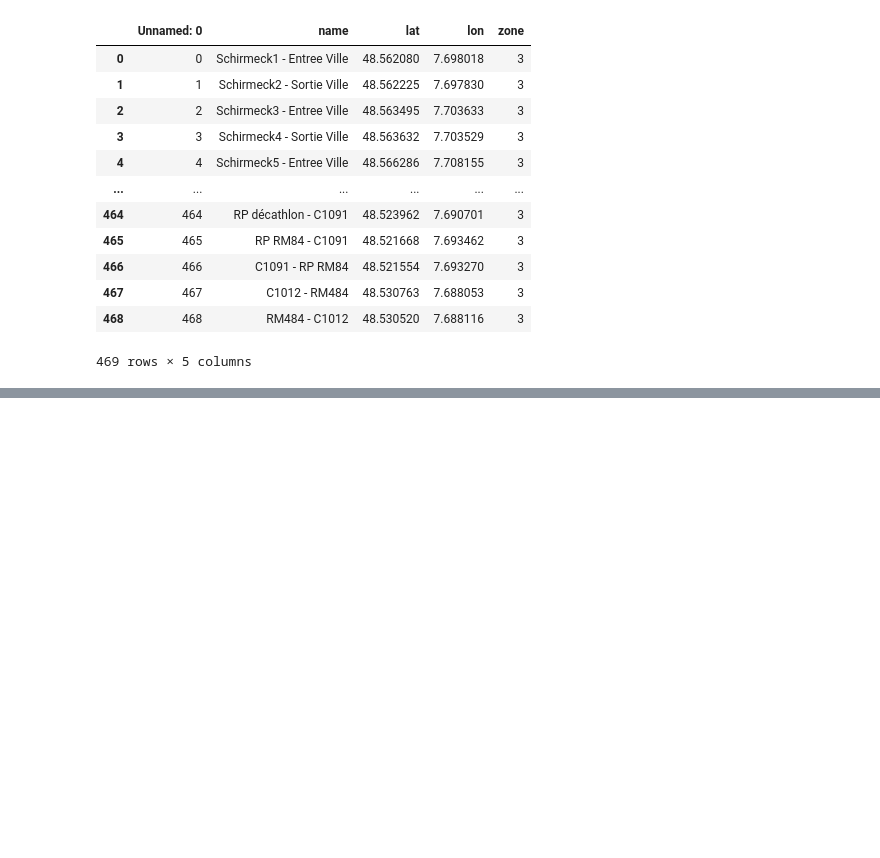
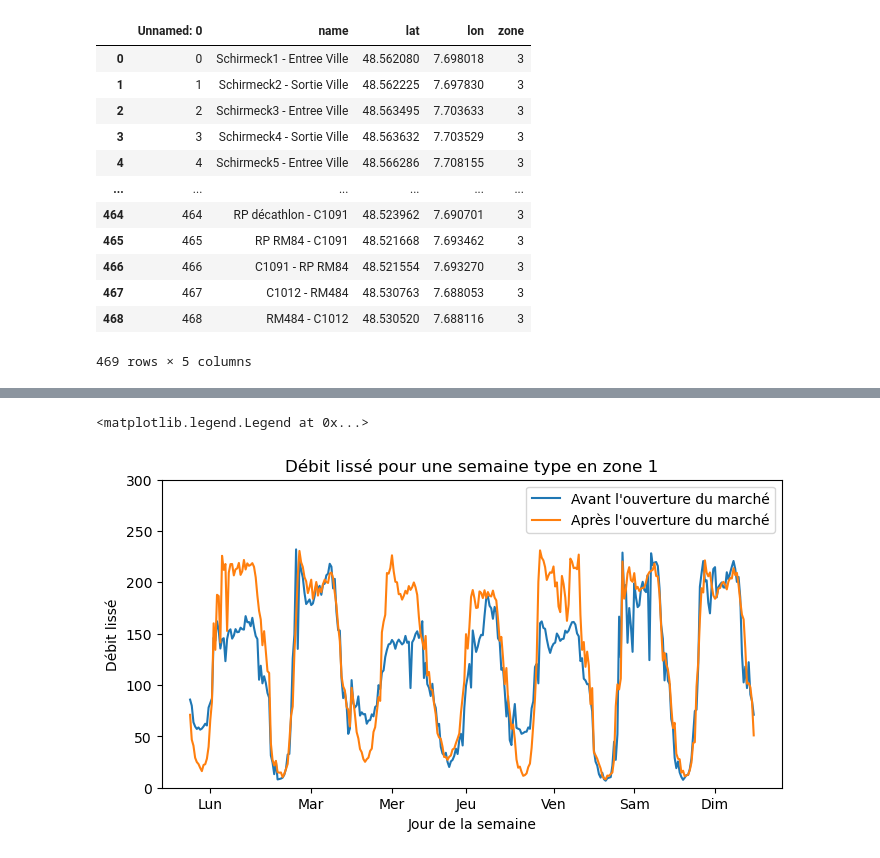
Before and after one commit to emiliejd/project_MCNDU, a Jupyter notebook: Exploitation_Graphique_Strasbourg.ipynb, the cells around one changed output, grey strips where cells are left out. Drawn from its saved outputs; the diff is of its cells as text; code cells hidden in the pictures; blank space fills up the shorter version.

```diff
--- a/Exploitation_Graphique_Strasbourg.ipynb
+++ b/Exploitation_Graphique_Strasbourg.ipynb
@@ -196,0 +202,49 @@ plt.show()
+# %%
+jour_ouvre = ['Monday', 'Tuesday', 'Wednesday', 'Thursday', 'Friday']
+week_end = ['Saturday', 'Sunday']
+debut_marche = pd.to_datetime('2025-11-26')
+# %%
+SIRAC_avec_zone_avant_marche = SIRAC_avec_zone[SIRAC_avec_zone['time']<debut_marche]
+SIRAC_avec_zone_apres_marche = SIRAC_avec_zone[SIRAC_avec_zone['time']>=debut_marche]
+
+SIRAC_avant_marche_zone_1 = SIRAC_avec_zone_avant_marche[SIRAC_avec_zone_avant_marche["zone"] == 1]
+SIRAC_avant_marche_zone_2 = SIRAC_avec_zone_avant_marche[SIRAC_avec_zone_avant_marche["zone"] == 2]
+SIRAC_avant_marche_zone_3 = SIRAC_avec_zone_avant_marche[SIRAC_avec_zone_avant_marche["zone"] == 3]
+
+SIRAC_apres_marche_zone_1 = SIRAC_avec_zone_apres_marche[SIRAC_avec_zone_apres_marche["zone"] == 1]
+SIRAC_apres_marche_zone_2 = SIRAC_avec_zone_apres_marche[SIRAC_avec_zone_apres_marche["zone"] == 2]
+SIRAC_apres_marche_zone_3 = SIRAC_avec_zone_apres_marche[SIRAC_avec_zone_apres_marche["zone"] == 3]
+# %%
+# Semaine type zone 1
+SIRAC_avant_marche_semaine_zone_1 = SIRAC_avant_marche_zone_1.groupby(['jour_semaine', 'demi_heure'])['debitlisse'].mean()
+SIRAC_avant_marche_semaine_zone_1_1d = SIRAC_avant_marche_semaine_zone_1.reset_index()
+SIRAC_apres_marche_semaine_zone_1 = SIRAC_apres_marche_zone_1.groupby(['jour_semaine', 'demi_heure'])['debitlisse'].mean()
+SIRAC_apres_marche_semaine_zone_1_1d = SIRAC_apres_marche_semaine_zone_1.reset_index()
+
+fig, ax = plt.subplots(figsize=(8, 4))
+
+SIRAC_avant_marche_semaine_zone_1_1d['debitlisse'].plot(ax = ax,
+                                       title = 'Débit lissé pour une semaine type en zone 1',
+                                       ylabel = 'Débit lissé',
+                                       xlabel = 'Jour de la semaine',
+                                       label= "Avant l'ouverture du marché",
+                                       ylim = (0,300),
+                                       )
+
+SIRAC_apres_marche_semaine_zone_1_1d['debitlisse'].plot(ax = ax,
+                                       title = 'Débit lissé pour une semaine type en zone 1',
+                                       ylabel = 'Débit lissé',
+                                       xlabel = 'Jour de la semaine',
+                                       label= "Après l'ouverture du marché",
+                                       ylim = (0,300),
+                                       )
+
+plt.xticks(
+    ticks=[12, 72, 120, 164, 216, 264, 312],
+    labels=['Lun', 'Mar', 'Mer', 'Jeu', 'Ven', 'Sam', 'Dim']
+)
+
+plt.legend()
+# %% [output]
+<matplotlib.legend.Legend at 0x...>
+[figure, added]
```
Also changed, not shown: parts of 11 cells of this notebook.
